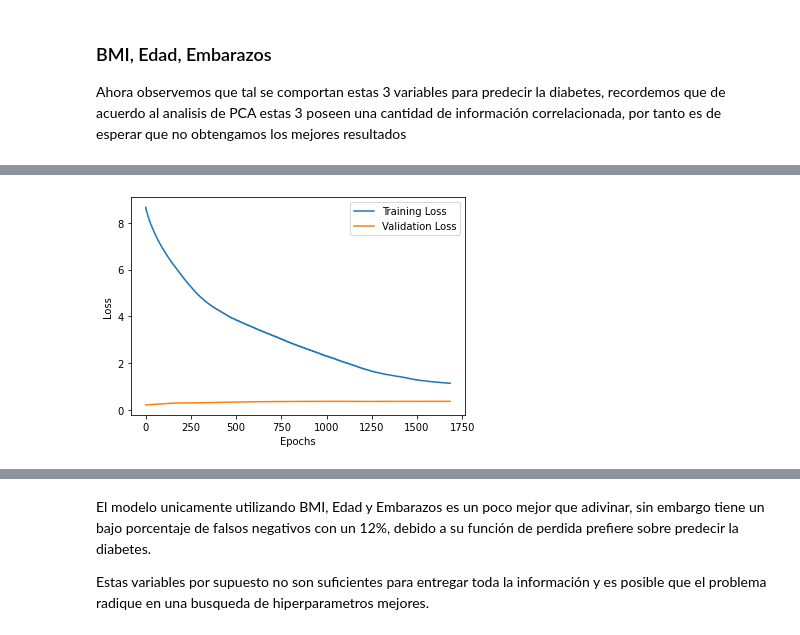
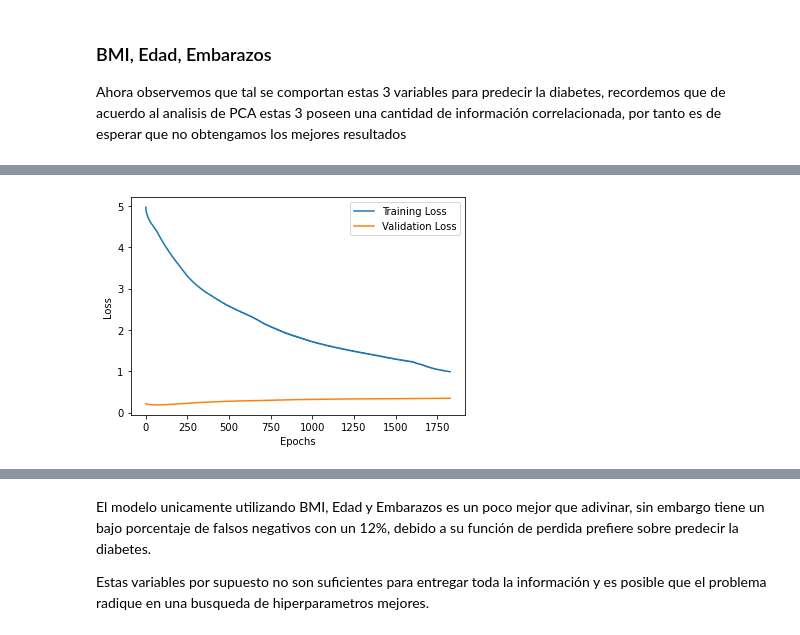
Before and after one commit to fbientrigo/machine-learning, a Jupyter notebook: Curso IA/Proyecto Final/diabetes_main.ipynb, the cells around one changed output, grey strips where cells are left out. Cells and saved outputs as stored; diff of their text form; code cells hidden in the pictures.

```diff
--- a/Curso IA/Proyecto Final/diabetes_main.ipynb
+++ b/Curso IA/Proyecto Final/diabetes_main.ipynb
@@ -433,0 +537,7 @@ PCA_KNN(X,y,name='edad y embarazos',n_neighbors=2)
+# %%
+X, y = data.drop('Outcome', axis=1), data['Outcome']
+X_train, X_test, y_train, y_test = train_test_split(
+    X, y, test_size=0.5, random_state=42
+)
+
+m_pca, m_knn = PCA_KNN(X_train,y_train, X_test, y_test,name='All features PCA',n_neighbors=2)
@@ -1019,7 +1154,7 @@ scheduler = lr_scheduler.CosineAnnealingWarmRestarts(optimizer,
 
 # ---- Fitting -----
 loss_array_training, loss_array_validation = model.fit(X_train_3, y_train, X_valid_3, y_valid,
-    loss_fn, optimizer, scheduler, n_epochs, batch_size, loss_fn2=binary_loss)
+    loss_fn, optimizer, scheduler, n_epochs, batch_size,  loss_fn2=false_neg_loss, loss_fn2_weight=0.2)
 
 # Visualizar los errores
 plt.plot(loss_array_training, label='Training Loss')
@@ -1048,5 +1183,5 @@ epoch 1680, loss epoch 0.1208253875374794
 break por loss estatico
-[figure, old version]
+[figure, new version]
 # %%
 accuracy, false_negatives = calculate_accuracy_and_false_negatives(model, X_test_3, y_test)
 print("Precisión: {:.2f}%".format(accuracy))
```
Also changed, not shown: parts of 52 cells of this notebook, 14 other files.
